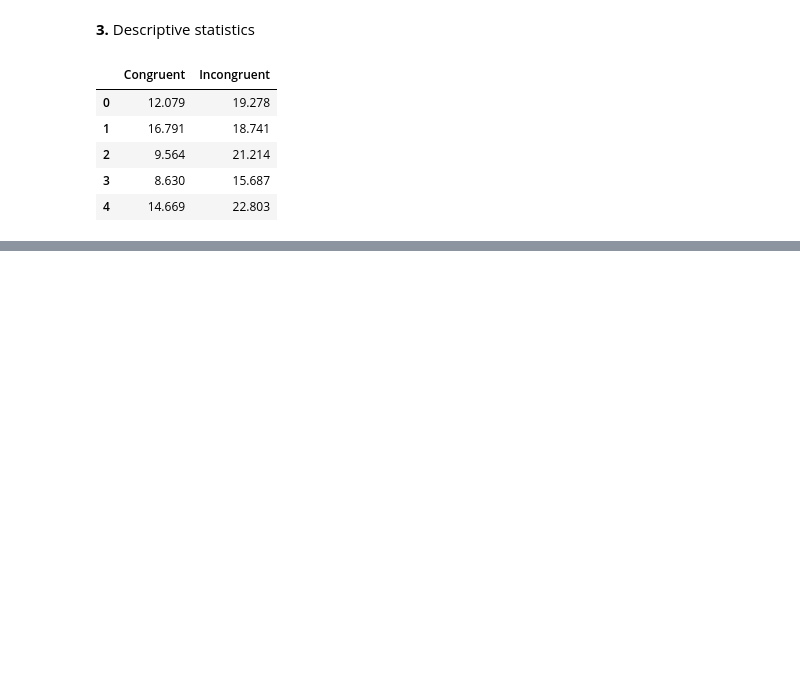
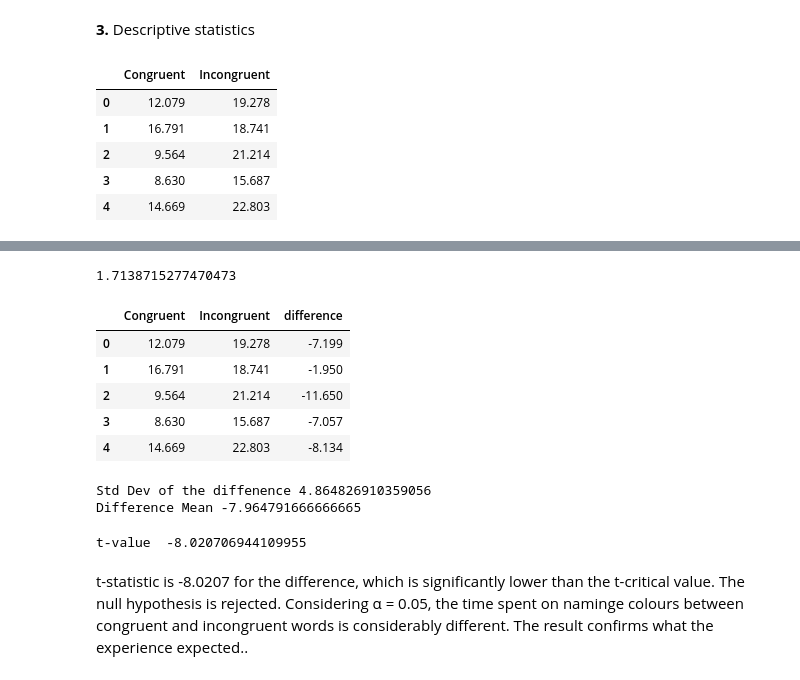
Before and after one commit to ivillalonga/NnDgree3, a Jupyter notebook: Proyecto 3.ipynb, the cells around one changed output, grey strips where cells are left out. Saved outputs shown, nothing was run; the diff lists cells and outputs as text; code cells hidden in the pictures; blank space fills up the shorter version.

```diff
--- a/Proyecto 3.ipynb
+++ b/Proyecto 3.ipynb
@@ -68,0 +116,36 @@ Standard Desviations  3.559357957645195 4.797057122469138
+# %%
+#t-critical value - 95% confidance
+from scipy.stats import t as pt
+print(pt.ppf(0.95,23))
+# %% [output]
+1.7138715277470473
+# %%
+#Difference
+df['difference'] = df['Congruent'] - df['Incongruent']
+df.head()
+# %% [output]
+|  | Congruent | Incongruent | difference |
+| 0 | 12.079 | 19.278 | -7.199 |
+| 1 | 16.791 | 18.741 | -1.950 |
+| 2 | 9.564 | 21.214 | -11.650 |
+| 3 | 8.630 | 15.687 | -7.057 |
+| 4 | 14.669 | 22.803 | -8.134 |
+# %%
+#sd and mean of the differenced dataset
+s_std = df['difference'].std()
+print("Std Dev of the diffenence", s_std)
+s_mean = con_mean - inc_mean
+print("Difference Mean", s_mean)
+# %% [output]
+Std Dev of the diffenence 4.864826910359056
+Difference Mean -7.964791666666665
+# %%
+# t-value
+t_value = s_mean/(s_std/math.sqrt(24))
+print("t-value ",t_value)
+# %% [output]
+t-value  -8.020706944109955
+# %% [markdown]
+t-statistic is -8.0207 for the difference, which is significantly lower than the t-critical value.
+The null hypothesis is rejected.
+Considering α = 0.05, the time spent on naminge colours between congruent and incongruent words is considerably different. The result confirms what the experience expected..
```
Also changed, not shown: parts of 11 cells of this notebook.
